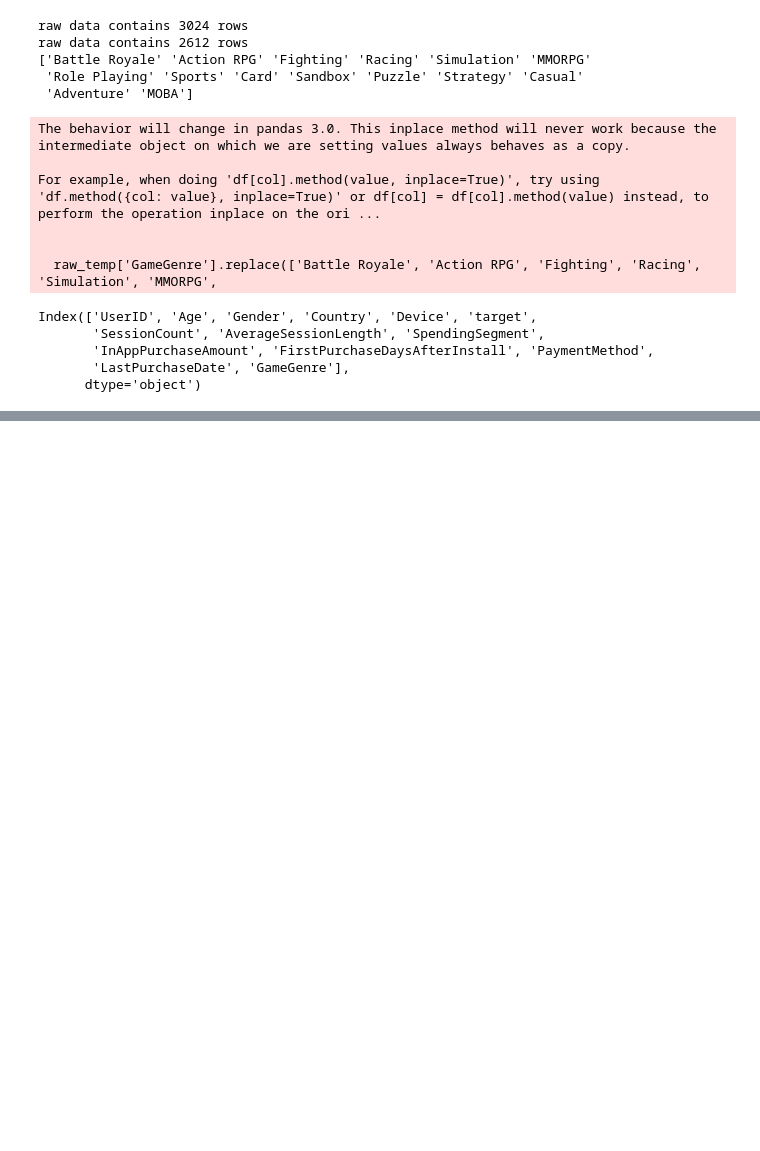
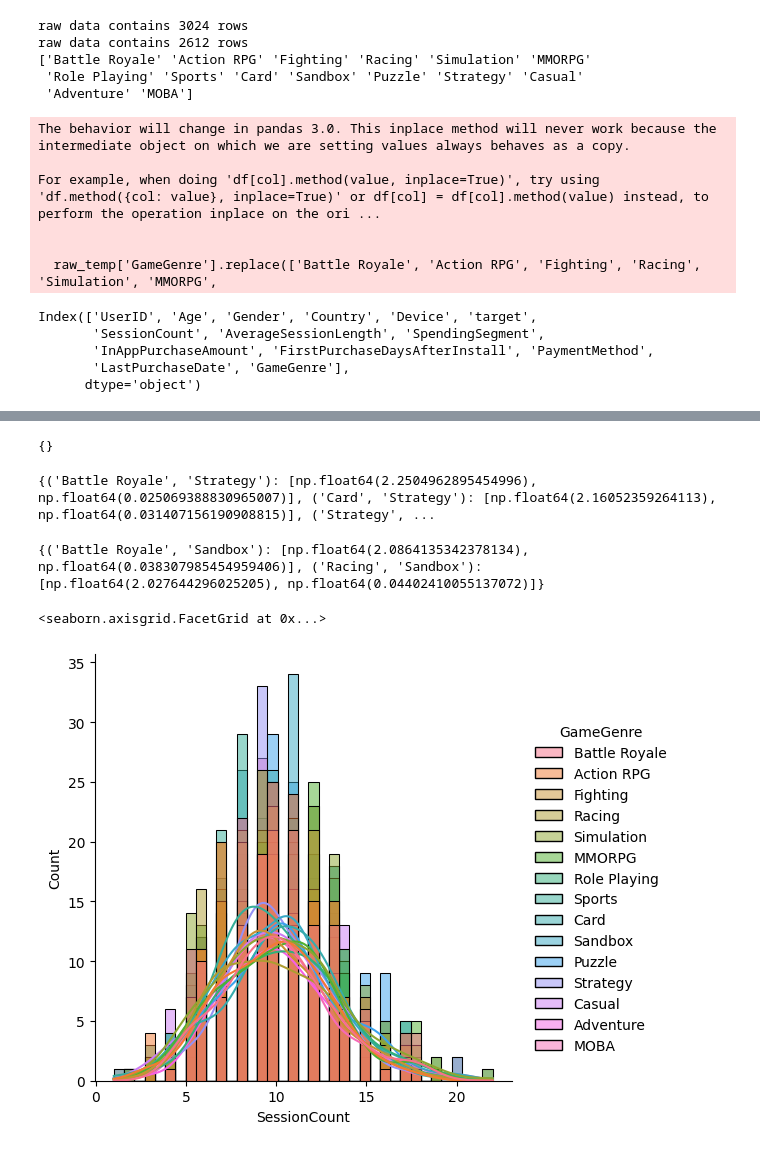
Before and after one commit to heyin-start/2025_FinalProject_-00101010-, a Jupyter notebook: finalProjectCode.ipynb, the cells around one changed output, grey strips where cells are left out. Saved outputs shown, nothing was run; the diff lists cells and outputs as text; code cells hidden in the pictures; blank space fills up the shorter version.

```diff
--- a/finalProjectCode.ipynb
+++ b/finalProjectCode.ipynb
@@ -72,31 +156,2 @@ print(acc_score)
 # %%
 import matplotlib.pyplot as plt
-# %%
-raw=pd.DataFrame(pd.read_csv("C:/Users/Yuli/Documents/PSY/PSY 371F/FinalProject/2025_FinalProject_-00101010-/mobile_game_inapp_purchases.csv"))
-raw=raw.dropna(how='any')
-raw_temp=raw.copy()
-raw_temp['GameGenre'].replace(['Battle Royale', 'Action RPG', 'Fighting', 'Racing', 'Simulation', 'MMORPG', 'Role Playing', 'Sports', 'Card', 'Sandbox','Puzzle', 'Strategy', 'Casual', 'Adventure', 'MOBA'], [0,1,2,3,4,5,6,7,8,9,10,11,12,13,14], inplace=True)
-raw_temp=raw_temp.rename(columns={'GameGenre':'target'})
-raw_temp['GameGenre']=raw['GameGenre']
-raw_temp.columns
-pr=preprocessing.LabelEncoder()
-y,features=raw_temp['target'],['SessionCount', 'AverageSessionLength','InAppPurchaseAmount']
-acc_score, final_model, final_y_pred, final_y_test, final_k, final_f1, final_f2=0,0,0,0,0,0,0
-
-for f1 in features:
-    for f2 in features:
-        if f1!=f2:
-            for k in range(1, int(math.sqrt(2612))):
-                knn=KNeighborsClassifier(n_neighbors=k)
-                X=list(zip(raw_temp[f1],raw_temp[f2]))
-                X_train, X_test, y_train, y_test = train_test_split(X, y, test_size=0.2,random_state=42)
-                knn.fit(X_train, y_train)
-                y_pred=knn.predict(X_test)
-                if accuracy_score(y_test, y_pred)>acc_score:
-                    acc_score, final_model, final_y_pred, final_y_test, final_k, final_f1, final_f2=accuracy_score(y_test, y_pred), knn, y_pred, y_test, k, f1, f2
-if acc_score<0.7:
-    print(accuracy_score(final_y_test, final_y_pred))
-    print("Classification to classify 15 game genre failed")
-else:
-    print(f"Success. Continue to graph")
-plt.plot
@@ -183,0 +158,46 @@ R2 score: 0, regression model failed, k=9
+# %%
+#welch's t to compare session count of all combination of 2 game genre groups
+result={}
+for groupA in list(raw['GameGenre'].unique()):
+    for groupB in list(raw['GameGenre'].unique()):
+        A=raw_temp['SessionCount'][raw_temp['GameGenre']==groupA]
+        B=raw_temp['SessionCount'][raw_temp['GameGenre']==groupB]
+        t_stat, p_val=stats.ttest_ind(A, B, equal_var=False)
+        if p_val<0.05 and (groupB, groupA) not in result:
+            result[(groupA, groupB)]=[t_stat, p_val]
+print(result)
+# %% [output]
+{}
+# %%
+#welch's t to compare average session length of all combination of 2 game genre groups
+result={}
+for groupA in list(raw['GameGenre'].unique()):
+    for groupB in list(raw['GameGenre'].unique()):
+        A=raw_temp['AverageSessionLength'][raw_temp['GameGenre']==groupA]
+        B=raw_temp['AverageSessionLength'][raw_temp['GameGenre']==groupB]
+        t_stat, p_val=stats.ttest_ind(A, B, equal_var=False)
+        if p_val<0.05 and (groupB, groupA) not in result:
+            result[(groupA, groupB)]=[t_stat, p_val]
+print(result)
+# %% [output]
+{('Battle Royale', 'Strategy'): [np.float64(2.2504962895454996), np.float64(0.025069388830965007)], ('Card', 'Strategy'): [np.float64(2.16052359264113), np.float64(0.031407156190908815)], ('Strategy', ...
+# %%
+#welch's t to compare in-game purchase amount of all combination of 2 game genre groups
+result={}
+for groupA in list(raw['GameGenre'].unique()):
+    for groupB in list(raw['GameGenre'].unique()):
+        A=raw_temp['InAppPurchaseAmount'][raw_temp['GameGenre']==groupA]
+        B=raw_temp['InAppPurchaseAmount'][raw_temp['GameGenre']==groupB]
+        t_stat, p_val=stats.ttest_ind(A, B, equal_var=False)
+        if p_val<0.05 and (groupB, groupA) not in result:
+            result[(groupA, groupB)]=[t_stat, p_val]
+print(result)
+# %% [output]
+{('Battle Royale', 'Sandbox'): [np.float64(2.0864135342378134), np.float64(0.038307985454959406)], ('Racing', 'Sandbox'): [np.float64(2.027644296025205), np.float64(0.04402410055137072)]}
+# %%
+import seaborn as sns
+# displot for session count
+sns.displot(data=raw_temp, x='SessionCount', hue='GameGenre', kde=True)
+# %% [output]
+<seaborn.axisgrid.FacetGrid at 0x...>
+[figure, added]
```
Also changed, not shown: parts of 19 cells of this notebook.
